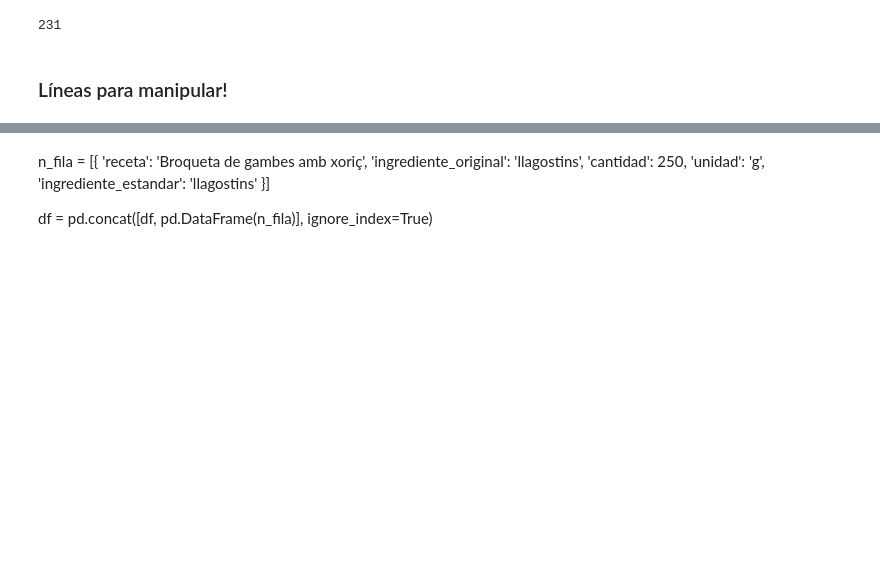
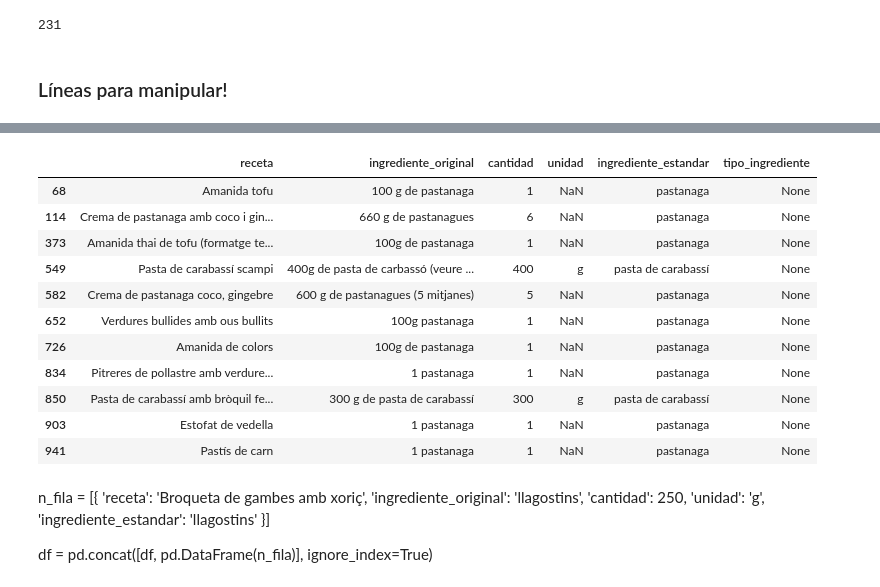
Before and after one commit to TonioDominguez/nutri_test, a Jupyter notebook: estandarizacion_en_detalle.ipynb, the cells around one changed output, grey strips where cells are left out. Drawn from its saved outputs; the diff is of its cells as text; code cells hidden in the pictures; blank space fills up the shorter version.

```diff
--- a/estandarizacion_en_detalle.ipynb
+++ b/estandarizacion_en_detalle.ipynb
@@ -39,3 +76,18 @@ df['ingrediente_estandar'].nunique()
+# %%
+df[df['ingrediente_estandar'].str.contains("pasta", na=False)]
+# %% [output]
+|  | receta | ingrediente_original | cantidad | unidad | ingrediente_estandar | tipo_ingrediente |
+| 68 | Amanida tofu | 100 g de pastanaga | 1 | NaN | pastanaga | None |
+| 114 | Crema de pastanaga amb coco i gin... | 660 g de pastanagues | 6 | NaN | pastanaga | None |
+| 373 | Amanida thai de tofu (formatge te... | 100g de pastanaga | 1 | NaN | pastanaga | None |
+| 549 | Pasta de carabassí scampi | 400g de pasta de carbassó (veure ... | 400 | g | pasta de carabassí | None |
+| 582 | Crema de pastanaga coco, gingebre | 600 g de pastanagues (5 mitjanes) | 5 | NaN | pastanaga | None |
+| 652 | Verdures bullides amb ous bullits | 100g pastanaga | 1 | NaN | pastanaga | None |
+| 726 | Amanida de colors | 100g de pastanaga | 1 | NaN | pastanaga | None |
+| 834 | Pitreres de pollastre amb verdure... | 1 pastanaga | 1 | NaN | pastanaga | None |
+| 850 | Pasta de carabassí amb bròquil fe... | 300 g de pasta de carabassí | 300 | g | pasta de carabassí | None |
+| 903 | Estofat de vedella | 1 pastanaga | 1 | NaN | pastanaga | None |
+| 941 | Pastís de carn | 1 pastanaga | 1 | NaN | pastanaga | None |
 # %%
 mask = df[(df['ingrediente_estandar'].str.contains("dents", na=False)) & (df['cantidad'] == 3)]
 # %%
```
Also changed, not shown: parts of 9 cells of this notebook, 2 other files.
